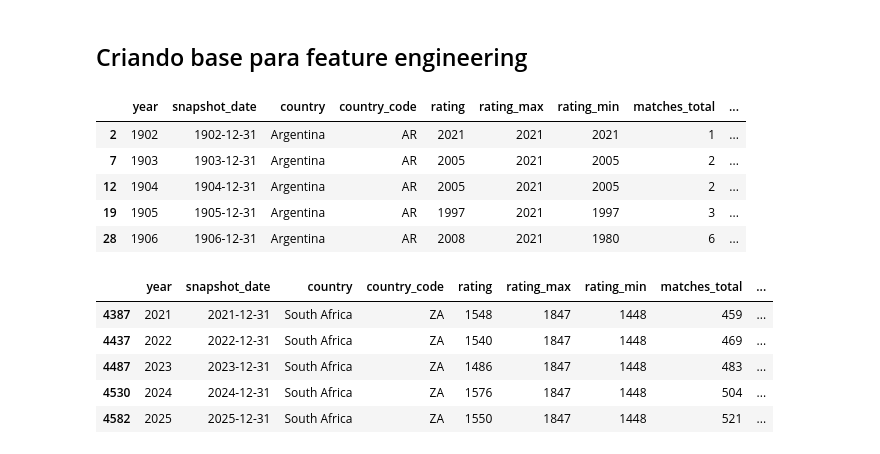
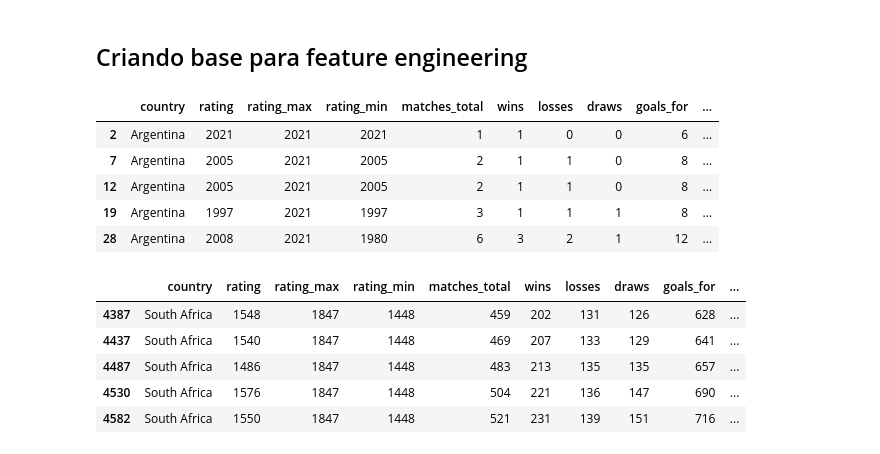
Before and after one commit to rafabandoni/world-cup-2026-predict, a Jupyter notebook: notebooks/eda.ipynb, the cells around one changed output. Cells and saved outputs as stored; diff of their text form; code cells hidden in the pictures.

Commit message:
criei v0 de eda para montar o primeiro modelo

```diff
--- a/notebooks/eda.ipynb
+++ b/notebooks/eda.ipynb
@@ -181,39 +181,45 @@ plt.show()
 # %%
 # O elo criado no ultimo dia do ano deve ser aplicado no ano seguinte
 elo = elo[elo['year'] != 2026]
 elo['year_applied'] = elo['year'] + 1
 
 # Criando valores anuais de match e goal
 elo = elo.sort_values(['country_code', 'year'])
 agg_cols = [
     'matches_total',
     'wins',
     'losses',
     'draws',
     'goals_for',
     'goals_against',
 ]
 
 for col in agg_cols:
     elo[f'{col}_year'] = (
         elo
         .groupby('country_code')[col]
         .diff()
         .fillna(elo[col])
     )
 
+elo.drop([
+    'snapshot_date',
+    'country_code',
+    'year', # vou deixar só year_applied pra usar year-1 no modelo
+], axis=1, inplace=True)
+
 display(elo.head())
 display(elo.tail())
 # %% [output]
-|  | year | snapshot_date | country | country_code | rating | rating_max | rating_min | matches_total | ... |
-| 2 | 1902 | 1902-12-31 | Argentina | AR | 2021 | 2021 | 2021 | 1 | ... |
-| 7 | 1903 | 1903-12-31 | Argentina | AR | 2005 | 2021 | 2005 | 2 | ... |
-| 12 | 1904 | 1904-12-31 | Argentina | AR | 2005 | 2021 | 2005 | 2 | ... |
-| 19 | 1905 | 1905-12-31 | Argentina | AR | 1997 | 2021 | 1997 | 3 | ... |
-| 28 | 1906 | 1906-12-31 | Argentina | AR | 2008 | 2021 | 1980 | 6 | ... |
+|  | country | rating | rating_max | rating_min | matches_total | wins | losses | draws | goals_for | ... |
+| 2 | Argentina | 2021 | 2021 | 2021 | 1 | 1 | 0 | 0 | 6 | ... |
+| 7 | Argentina | 2005 | 2021 | 2005 | 2 | 1 | 1 | 0 | 8 | ... |
+| 12 | Argentina | 2005 | 2021 | 2005 | 2 | 1 | 1 | 0 | 8 | ... |
+| 19 | Argentina | 1997 | 2021 | 1997 | 3 | 1 | 1 | 1 | 8 | ... |
+| 28 | Argentina | 2008 | 2021 | 1980 | 6 | 3 | 2 | 1 | 12 | ... |
-|  | year | snapshot_date | country | country_code | rating | rating_max | rating_min | matches_total | ... |
-| 4387 | 2021 | 2021-12-31 | South Africa | ZA | 1548 | 1847 | 1448 | 459 | ... |
-| 4437 | 2022 | 2022-12-31 | South Africa | ZA | 1540 | 1847 | 1448 | 469 | ... |
-| 4487 | 2023 | 2023-12-31 | South Africa | ZA | 1486 | 1847 | 1448 | 483 | ... |
-| 4530 | 2024 | 2024-12-31 | South Africa | ZA | 1576 | 1847 | 1448 | 504 | ... |
-| 4582 | 2025 | 2025-12-31 | South Africa | ZA | 1550 | 1847 | 1448 | 521 | ... |
+|  | country | rating | rating_max | rating_min | matches_total | wins | losses | draws | goals_for | ... |
+| 4387 | South Africa | 1548 | 1847 | 1448 | 459 | 202 | 131 | 126 | 628 | ... |
+| 4437 | South Africa | 1540 | 1847 | 1448 | 469 | 207 | 133 | 129 | 641 | ... |
+| 4487 | South Africa | 1486 | 1847 | 1448 | 483 | 213 | 135 | 135 | 657 | ... |
+| 4530 | South Africa | 1576 | 1847 | 1448 | 504 | 221 | 136 | 147 | 690 | ... |
+| 4582 | South Africa | 1550 | 1847 | 1448 | 521 | 231 | 139 | 151 | 716 | ... |
```
Also changed, not shown: parts of 1 cell of this notebook.
